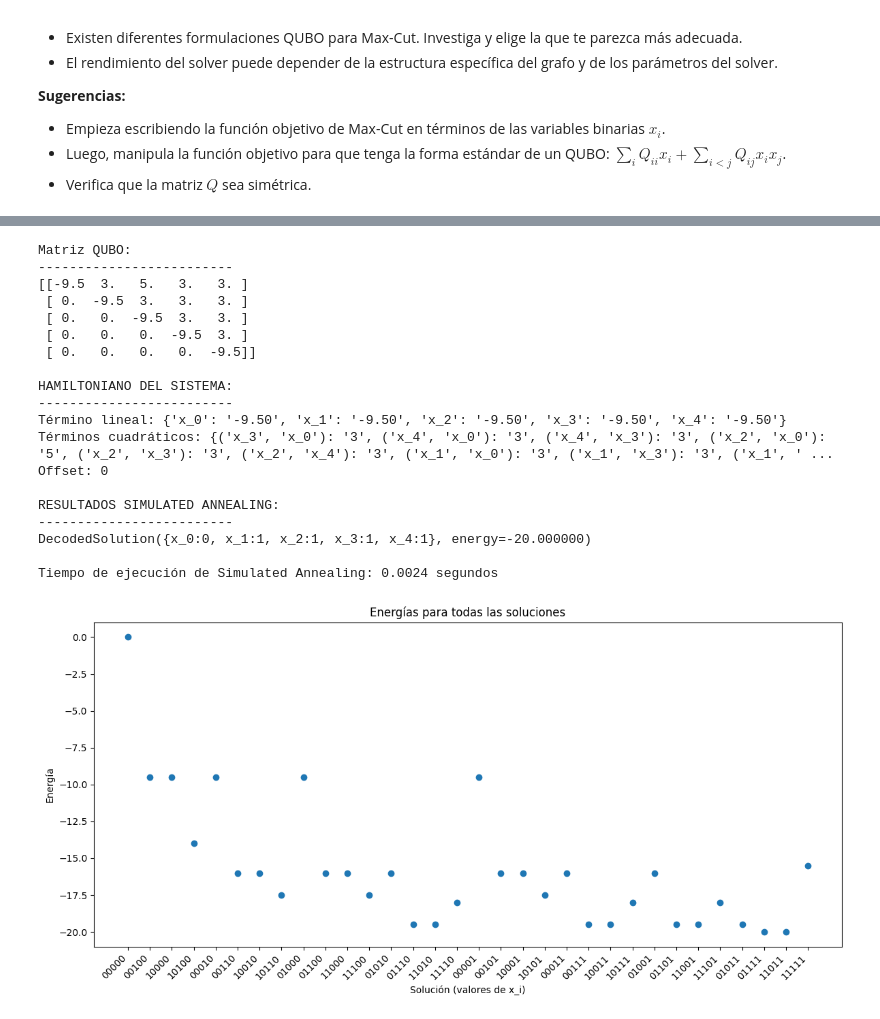
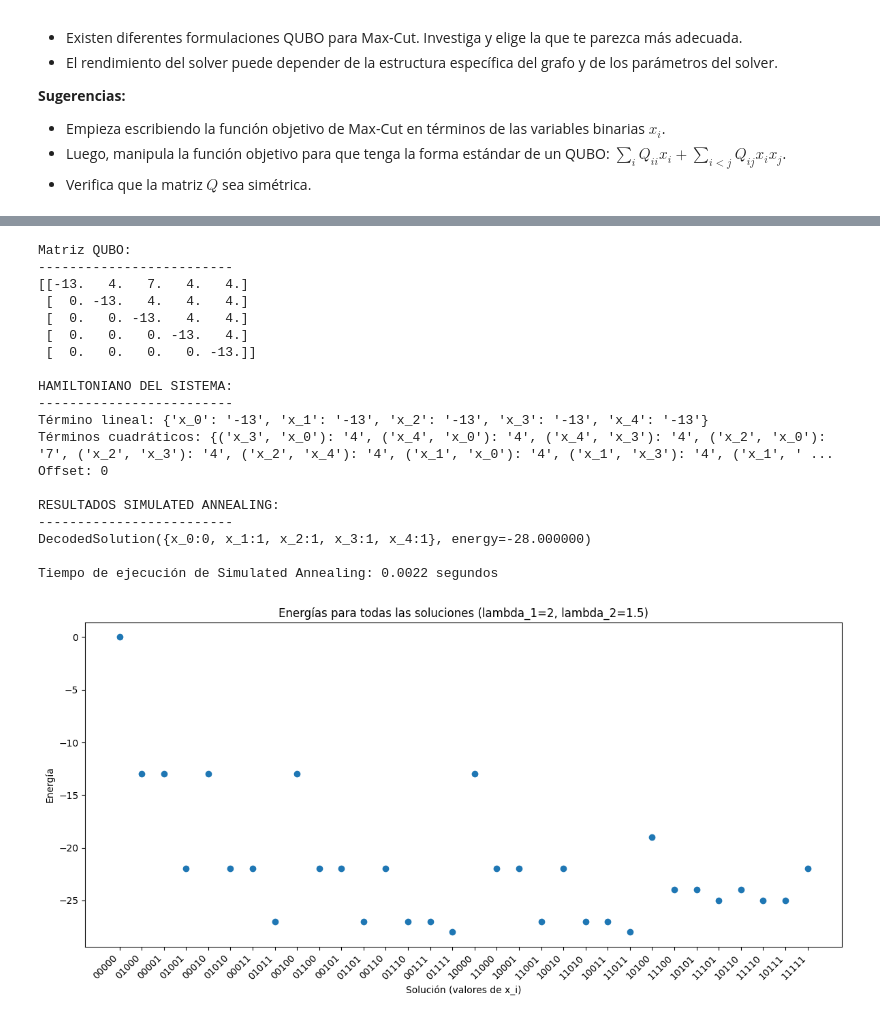
Before and after one commit to IkerEtxeQ/QI3B_2025, a Jupyter notebook: notebooks/Optimización/QUBO_1.ipynb, the cells around one changed output, grey strips where cells are left out. Cells and saved outputs as stored; diff of their text form; code cells hidden in the pictures.

Commit message:
Implementación: Ejemplo: Bombillas encendidas

```diff
--- a/notebooks/Optimización/QUBO_1.ipynb
+++ b/notebooks/Optimización/QUBO_1.ipynb
@@ -247,47 +208,45 @@ Tiempo de ejecución de Simulated Annealing: 0.01 segundos
 # %%
 from pyqubo import Binary, Placeholder
 import utils
 
+# Definición de variables con Binary de PyQUBO
+X = [Binary(f'x_{i}') for i in range(5)]
 
-# Ejemplo de uso:
-# Define el Hamiltoniano usando Binary de PyQUBO
-X = [Binary(f'x_{i}') for i in range(5)]  # Cambiado a range(5) para que haya 5 variables (x0 a x4)
-
-# Definir las lambdas como Placeholders
+# Definir los coeficientes de Lagrange como Placeholders
 lambda_1 = Placeholder("lambda_1")
 lambda_2 = Placeholder("lambda_2")
 
 # Definir el Hamiltoniano con las lambdas
-term1 = -(7 * lambda_1 - 1) * sum(X)
-term2 = 2 * lambda_1 * sum(X[i] * X[j] for i in range(len(X)) for j in range(i + 1, len(X)))
-term3 = 2 * lambda_2 * X[0] * X[2]  # El índice 0 corresponde a x0, índice 2 a x2
+term_lineal = -(7 * lambda_1 - 1) * sum(X)
+term_cuadratico = 2 * lambda_1 * sum(X[i] * X[j] for i in range(len(X)) for j in range(i + 1, len(X)))
+term_cuadratico_restriccion = 2 * lambda_2 * X[0] * X[2]  # El índice 0 corresponde a x0, índice 2 a x2
 
-H = term1 + term2 + term3  # Suma los términos para obtener el Hamiltoniano
+H = term_lineal + term_cuadratico + term_cuadratico_restriccion  # Suma los términos para obtener el Hamiltoniano
 
 # Asignar los valores de las lambdas (antes de compilar)
-lambda_dict = {"lambda_1": 1.5, "lambda_2": 1}
+lambda_dict = {"lambda_1": 2, "lambda_2": 1.5}
 
 utils.mostrar_matriz_hamiltoniano(H,lambda_dict=lambda_dict, eliminar_bajo_diagonal=True)
 utils.ejecucion_simulated_annealing(H, lambda_dict=lambda_dict)
-utils.visualize_energies_fixed_lambdas(H, lambda_dict=lambda_dict)
+utils.visualize_energies(H, lambda_dict=lambda_dict)
 # %% [output]
 Matriz QUBO:
 -------------------------
-[[-9.5  3.   5.   3.   3. ]
- [ 0.  -9.5  3.   3.   3. ]
- [ 0.   0.  -9.5  3.   3. ]
- [ 0.   0.   0.  -9.5  3. ]
- [ 0.   0.   0.   0.  -9.5]]
+[[-13.   4.   7.   4.   4.]
+ [  0. -13.   4.   4.   4.]
+ [  0.   0. -13.   4.   4.]
+ [  0.   0.   0. -13.   4.]
+ [  0.   0.   0.   0. -13.]]
 
 HAMILTONIANO DEL SISTEMA:
 -------------------------
-Término lineal: {'x_0': '-9.50', 'x_1': '-9.50', 'x_2': '-9.50', 'x_3': '-9.50', 'x_4': '-9.50'}
-Términos cuadráticos: {('x_3', 'x_0'): '3', ('x_4', 'x_0'): '3', ('x_4', 'x_3'): '3', ('x_2', 'x_0'): '5', ('x_2', 'x_3'): '3', ('x_2', 'x_4'): '3', ('x_1', 'x_0'): '3', ('x_1', 'x_3'): '3', ('x_1', ' ...
+Término lineal: {'x_0': '-13', 'x_1': '-13', 'x_2': '-13', 'x_3': '-13', 'x_4': '-13'}
+Términos cuadráticos: {('x_3', 'x_0'): '4', ('x_4', 'x_0'): '4', ('x_4', 'x_3'): '4', ('x_2', 'x_0'): '7', ('x_2', 'x_3'): '4', ('x_2', 'x_4'): '4', ('x_1', 'x_0'): '4', ('x_1', 'x_3'): '4', ('x_1', ' ...
 Offset: 0
 
 RESULTADOS SIMULATED ANNEALING:
 -------------------------
-DecodedSolution({x_0:0, x_1:1, x_2:1, x_3:1, x_4:1}, energy=-20.000000)
+DecodedSolution({x_0:0, x_1:1, x_2:1, x_3:1, x_4:1}, energy=-28.000000)
 
-Tiempo de ejecución de Simulated Annealing: 0.0024 segundos
+Tiempo de ejecución de Simulated Annealing: 0.0022 segundos
-[figure, old version]
+[figure, new version]
```
Also changed, not shown: parts of 4 cells of this notebook, 2 other files.
